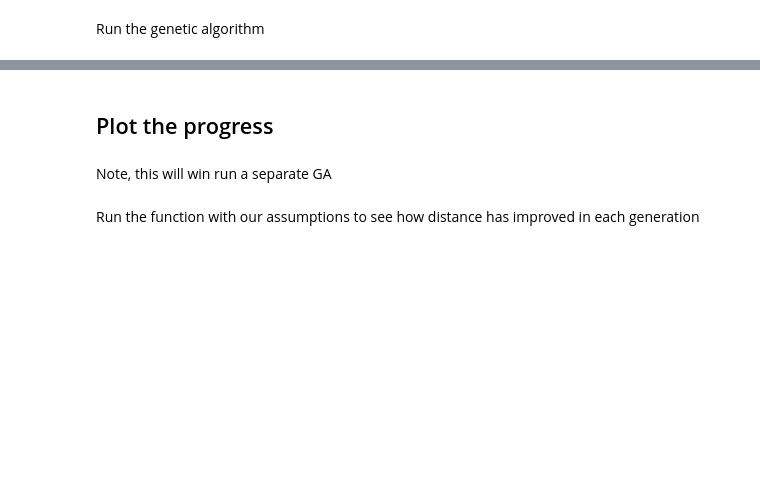
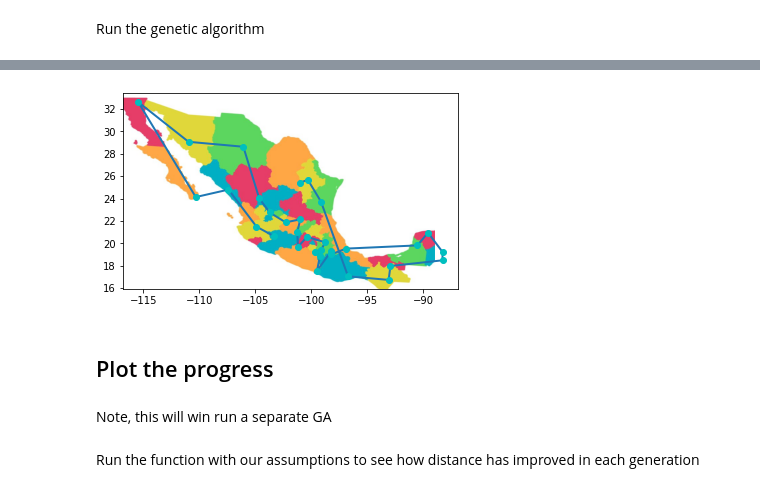
Before and after one commit to OscarZunigaLara/genetic-algorithm, a Jupyter notebook: genetic_algorithm_TSP.ipynb, the cells around one changed output, grey strips where cells are left out. Drawn from its saved outputs; the diff is of its cells as text; code cells hidden in the pictures; blank space fills up the shorter version.

```diff
--- a/genetic_algorithm_TSP.ipynb
+++ b/genetic_algorithm_TSP.ipynb
@@ -229,5 +259,5 @@ cityList.append(City(city_name = "aaaaaaaaaaa", x=123123123, y= 123123123123))
 # %% [markdown]
 Run the genetic algorithm
 # %%
-geneticAlgorithm(population=cityList, popSize=100, eliteSize=20, mutationRate=0.01, generations=500)
+history = geneticAlgorithm(population=cityList, popSize=100, eliteSize=20, mutationRate=0.01, generations=600)
 # %% [output]
@@ -237,3 +289,36 @@ Final distance: 10.78929039501754
+# %%
+fig, ax = plt.subplots()
+line, = plt.plot([], [], lw=2)
+
+x = []
+y = []
+
+for i in history:
+    x.append(i.getX())
+    y.append(i.getY())
+
+plt.plot(x, y, 'co')
+
+#for i in history:
+ #   cityName = str(i.getCity())
+  #  plt.annotate(cityName, (i.getX(), i.getY()))
+
+img = plt.imread("mapaMexico.jpg")
+ax.imshow(img, extent=[-117, -89, 15, 33])
+
+extra_x = (max(x) - min(x)) * 0.05
+extra_y = (max(y) - min(y)) * 0.05
+ax.set_xlim(min(x) - extra_x, max(x) + extra_x)
+ax.set_ylim(min(y) - extra_y, max(y) + extra_y)
+
+'''initialize solution to be empty '''
+line.set_data([], [])
+
+line.set_data(x, y)
+
+plt.show()
+# %% [output]
+[figure, added]
 # %% [markdown]
 ## Plot the progress
 # %% [markdown]
```
Also changed, not shown: parts of 6 cells of this notebook, 4 other files.
